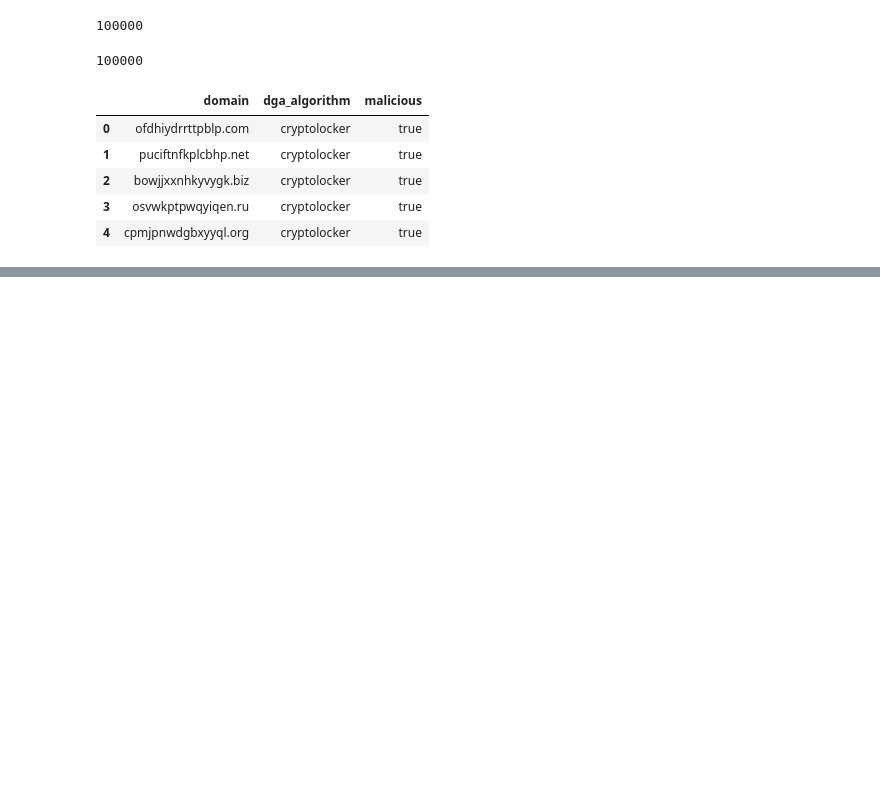
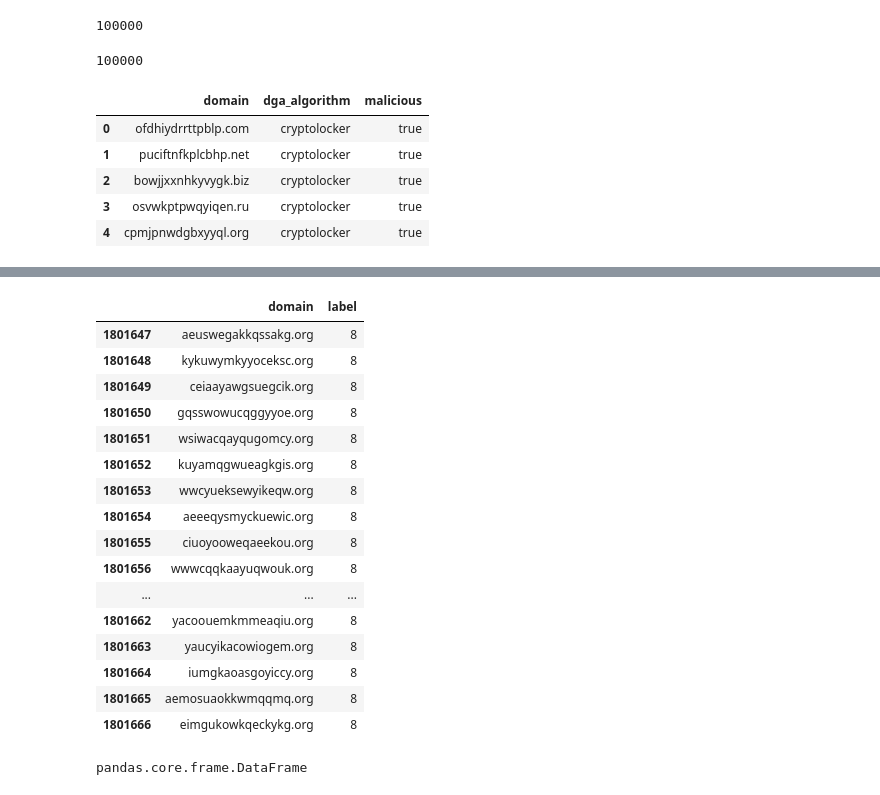
Before and after one commit to ZeadAlkhonein/dga, a Jupyter notebook: Untitled.ipynb, the cells around one changed output, grey strips where cells are left out. Saved outputs shown, nothing was run; the diff lists cells and outputs as text; code cells hidden in the pictures; blank space fills up the shorter version.

```diff
--- a/Untitled.ipynb
+++ b/Untitled.ipynb
@@ -78,0 +132,5 @@ Branch 'master' set up to track remote branch 'master' from 'origin'.
+# %%
+dga.reset_index(inplace=True)
+# %%
+legit.columns.values[0] = 'domain'
+legit.columns.values[1] = 'label'
@@ -78,0 +146,3 @@ Branch 'master' set up to track remote branch 'master' from 'origin'.
+# %%
+dga.columns.values[0] = 'domain'
+dga.columns.values[1] = 'label'
@@ -78,0 +158,22 @@ Branch 'master' set up to track remote branch 'master' from 'origin'.
+# %%
+df = pd.concat([legit, dga], ignore_index=True, sort=False)
+# %%
+df.tail(20)
+# %% [output]
+|  | domain | label |
+| 1801647 | aeuswegakkqssakg.org | 8 |
+| 1801648 | kykuwymkyyoceksc.org | 8 |
+| 1801649 | ceiaayawgsuegcik.org | 8 |
+| 1801650 | gqsswowucqggyyoe.org | 8 |
+| 1801651 | wsiwacqayqugomcy.org | 8 |
+| 1801652 | kuyamqgwueagkgis.org | 8 |
+| 1801653 | wwcyueksewyikeqw.org | 8 |
+| 1801654 | aeeeqysmyckuewic.org | 8 |
+| 1801655 | ciuoyooweqaeekou.org | 8 |
+| 1801656 | wwwcqqkaayuqwouk.org | 8 |
+| ... | ... | ... |
+| 1801662 | yacoouemkmmeaqiu.org | 8 |
+| 1801663 | yaucyikacowiogem.org | 8 |
+| 1801664 | iumgkaoasgoyiccy.org | 8 |
+| 1801665 | aemosuaokkwmqqmq.org | 8 |
+| 1801666 | eimgukowkqeckykg.org | 8 |
@@ -78,0 +182,4 @@ Branch 'master' set up to track remote branch 'master' from 'origin'.
+# %%
+type(dga_test)
+# %% [output]
+pandas.core.frame.DataFrame
```
Also changed, not shown: parts of 26 cells of this notebook, 6 other files.
